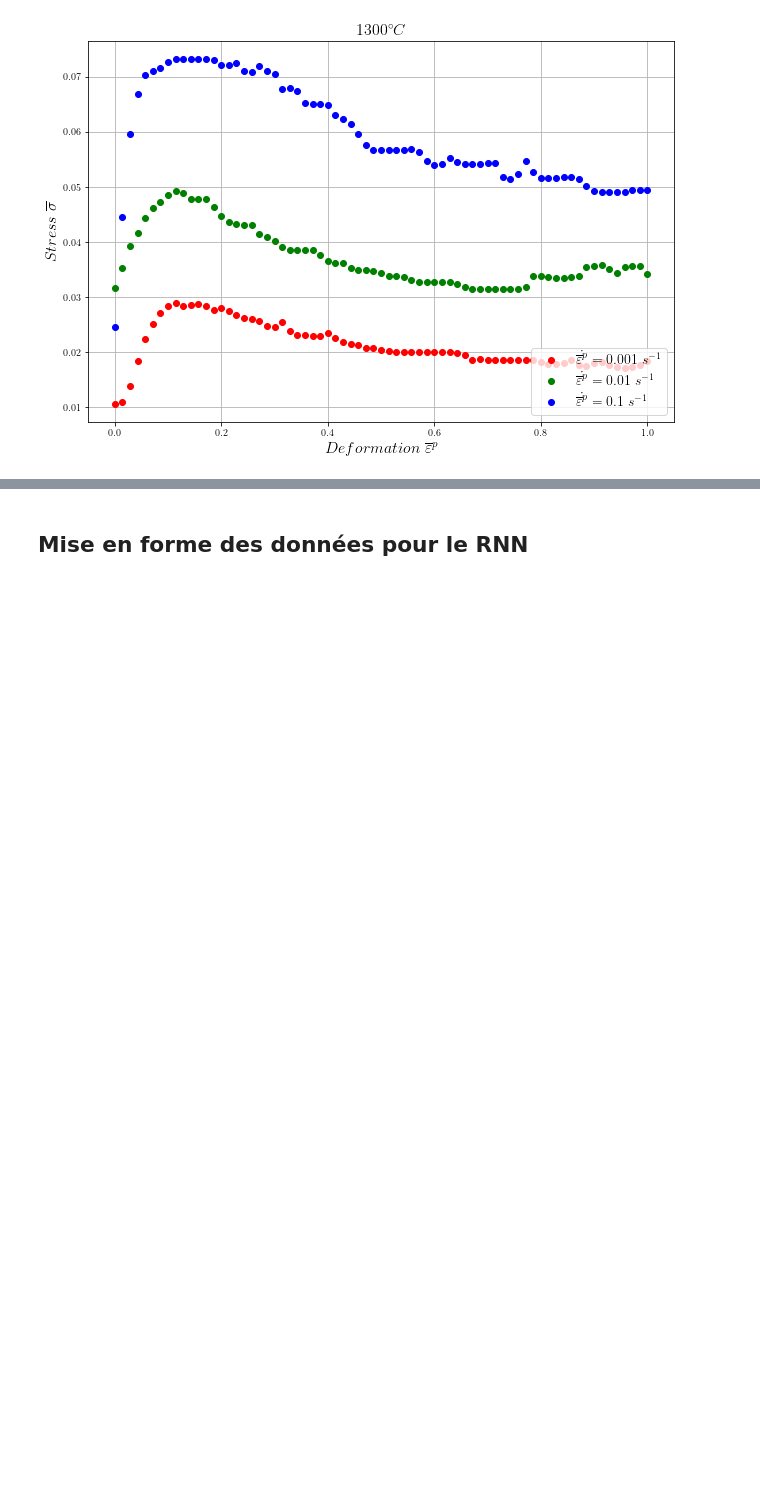
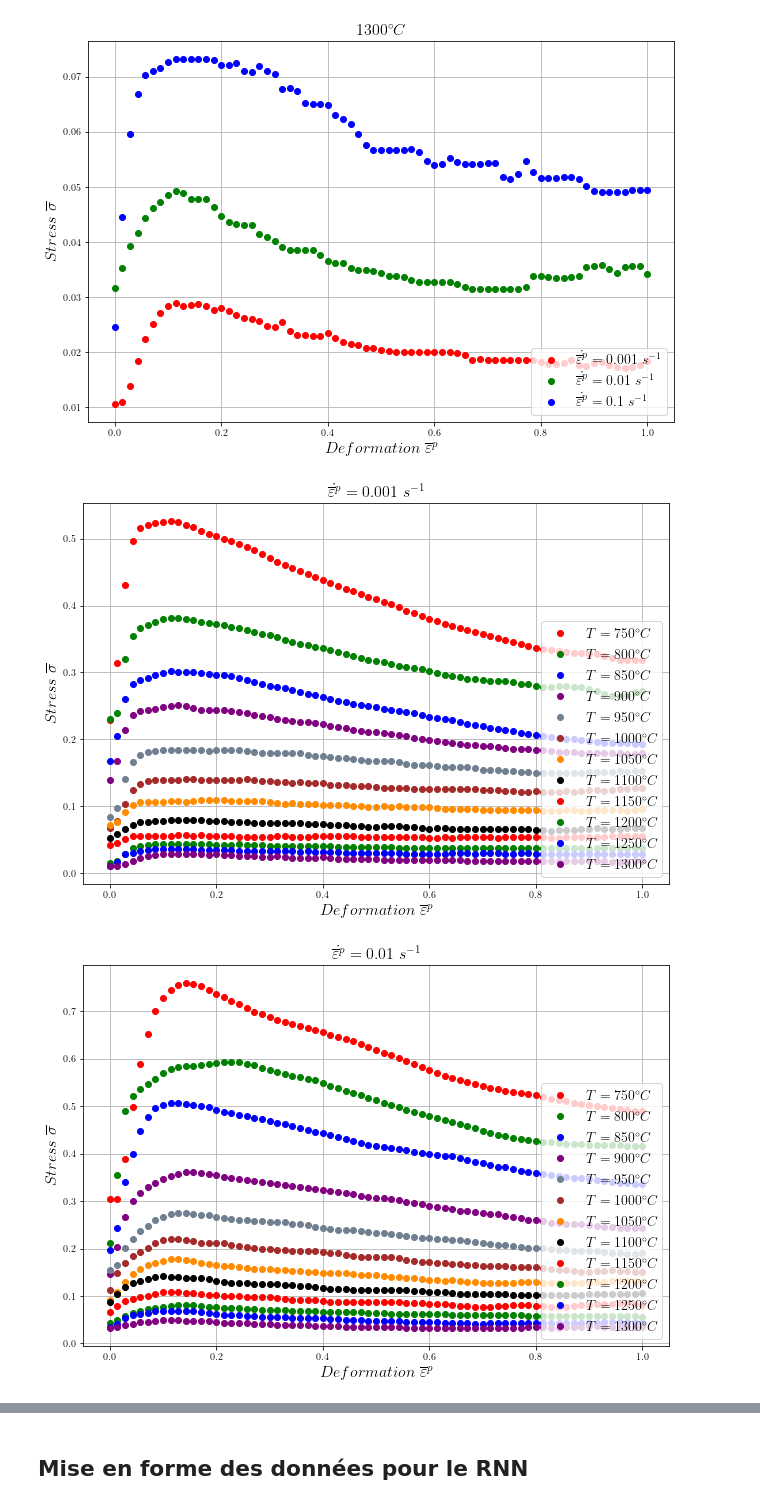
Before and after one commit to pantale/ANN-ConstitutiveLaw, a Jupyter notebook: ANN-Zhou-Law/Learning.ipynb, the cells around one changed output, grey strips where cells are left out. Drawn from its saved outputs; the diff is of its cells as text; code cells hidden in the pictures; blank space fills up the shorter version.

```diff
--- a/ANN-Zhou-Law/Learning.ipynb
+++ b/ANN-Zhou-Law/Learning.ipynb
@@ -10,7 +10,7 @@ import scipy as sp
 import pandas as pd
 import matplotlib.pyplot as plt
 import math
-colors = ['red', 'green', 'blue', 'purple', 'slategrey', 'brown', 'darkorange', 'black']
+colors = ['red', 'green', 'blue', 'purple', 'slategrey', 'brown', 'darkorange', 'black', 'red', 'green', 'blue', 'purple', 'slategrey', 'brown', 'darkorange', 'black']
 # %% [markdown]
 Data to read
 # %%
@@ -167,3 +177,24 @@ for T in temperatures:
 [figure]
 [figure]
 [figure]
+# %%
+for epspv, epspvv in zip(epsp, epspOrig):
+    plt.figure(figsize = (10.5, 7))
+    plt.rc('text', usetex = True)
+    cl = 0
+    for T, TOrig in zip(temperatures, temperaturesOrig):
+        # filter on T
+        data = NNentries[(entries[:,colT]==T) & (entries[:,colEpsp]==epspv), :]
+        # Plot the curves
+        plt.plot(data[:,colEps], data[:,colSig], colors[cl], label=r'$T=' + str(TOrig) + '^{\circ}C$', marker = 'o', linestyle='none')
+        cl += 1
+    plt.legend(loc = 'lower right',fancybox = True, numpoints = 1, fontsize = 14)
+    plt.grid() # Plot the grid with default size
+    plt.xlabel(r'$Deformation\ \overline{\varepsilon}^{p}$', fontsize = 16) # Labels the x axis
+    plt.ylabel(r'$Stress\ \overline{\sigma}$', fontsize = 16) # Labels the y axis
+    plt.title(r'$\dot{\overline{\varepsilon}^p}=' + str(epspvv) + '\ s^{-1}$', fontsize = 16) # Self explicit command
+    plt.savefig('OriginalData-epsp-'+str(epspvv)+'.svg', bbox_inches = 'tight', pad_inches = 0)
+    plt.show()
+# %% [output]
+[figure, added]
+[figure, added]
```
Also changed, not shown: parts of 13 cells of this notebook, 1 other file.
